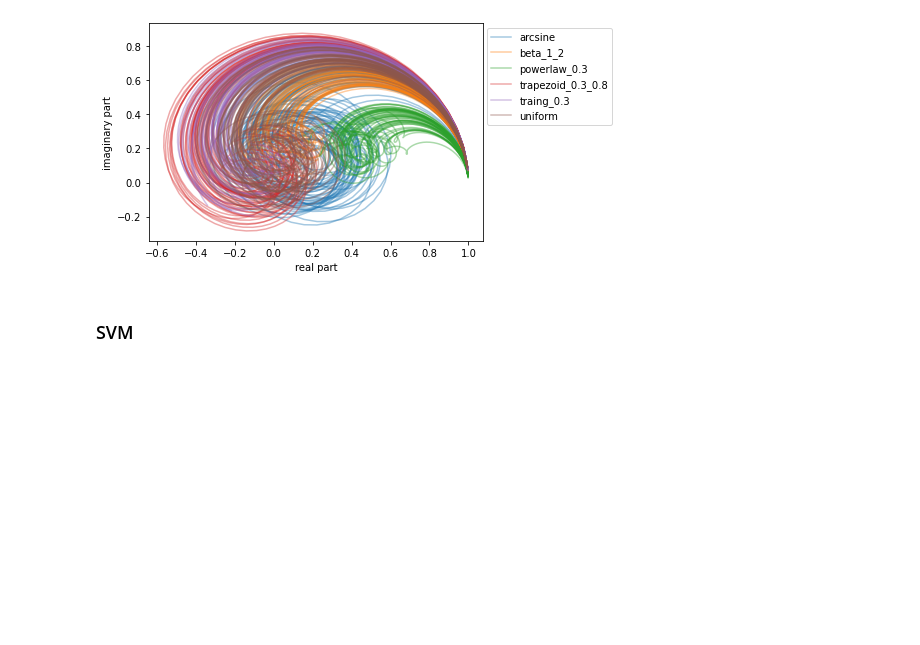
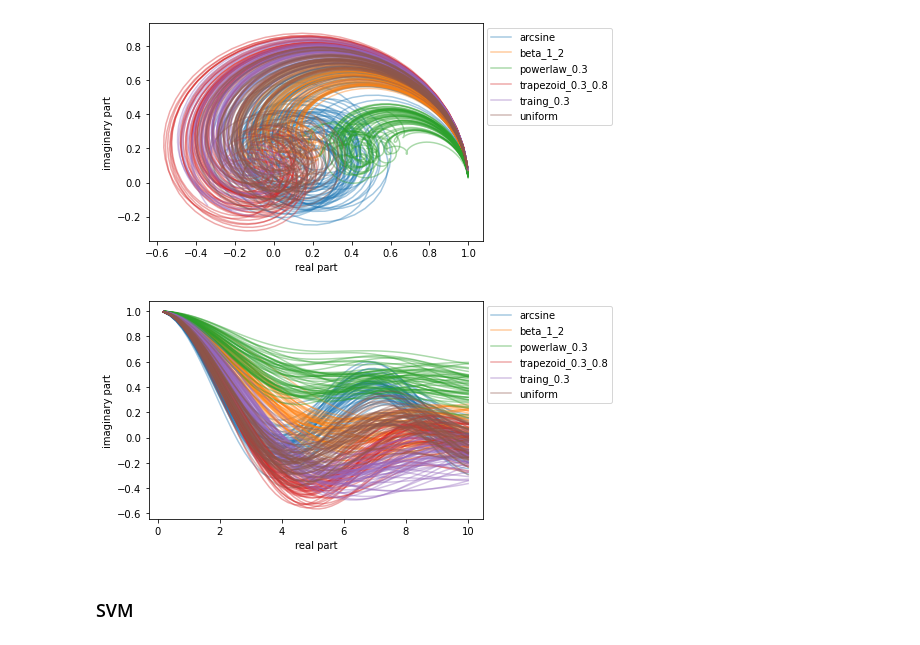
Before and after one commit to sheilafarrahi/thesis, a Jupyter notebook: empirical_characteristics_function.ipynb, the cells around one changed output. Cells and saved outputs as stored; diff of their text form; code cells hidden in the pictures; blank space fills up the shorter version.

```diff
--- a/empirical_characteristics_function.ipynb
+++ b/empirical_characteristics_function.ipynb
@@ -66,4 +87,8 @@ ecf_df.head(3)
 dem.get_ecf_plot(ecf_df,t)
 # %% [output]
 [figure]
+# %%
+get_ecf_plot2(ecf_df, t)
+# %% [output]
+[figure, added]
 # %%
```
Also changed, not shown: parts of 5 cells of this notebook, 4 other files.
